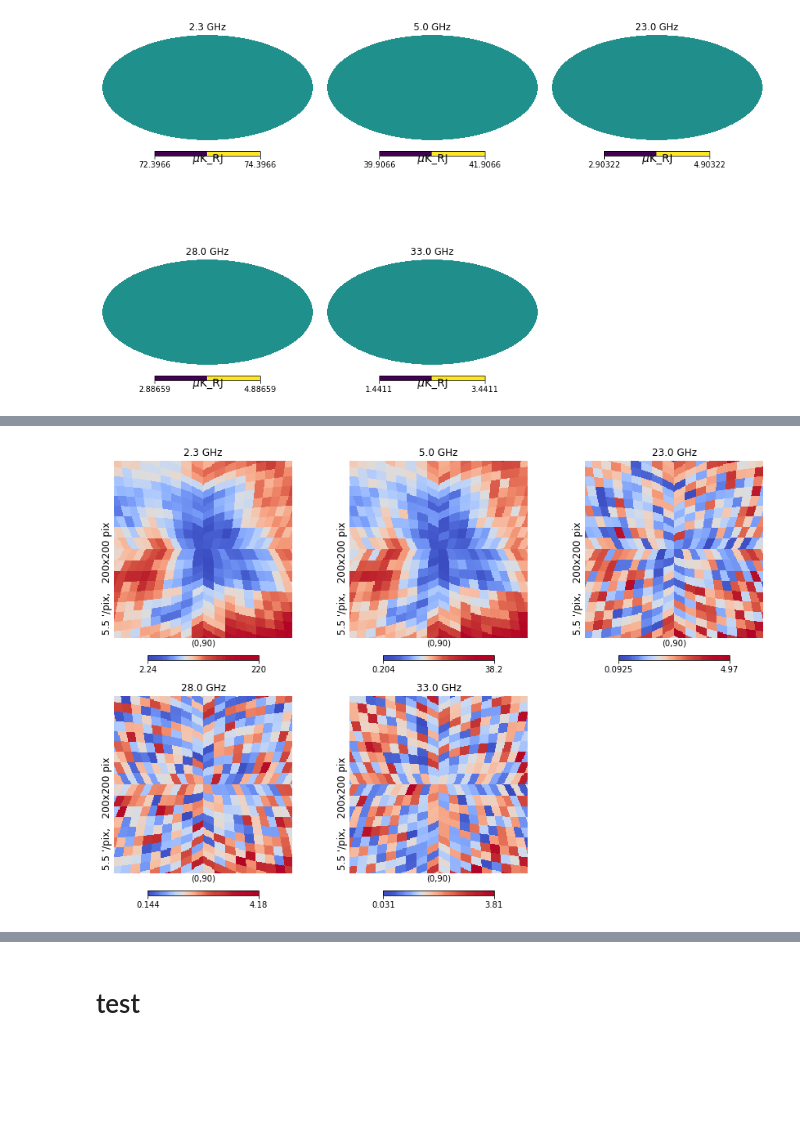
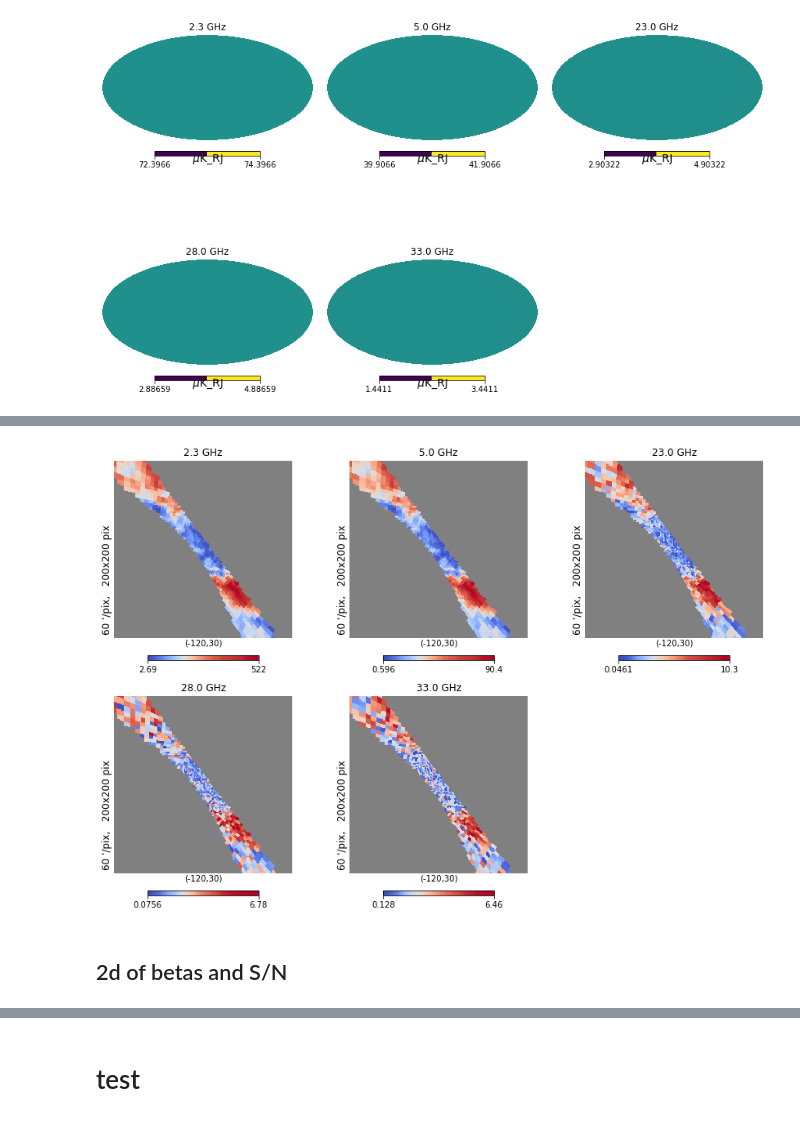
Before and after one commit to yaojian95/Beta_s, a Jupyter notebook: Likelihood_analysis.ipynb, the cells around one changed output, grey strips where cells are left out. Drawn from its saved outputs; the diff is of its cells as text; code cells hidden in the pictures; blank space fills up the shorter version.

```diff
--- a/Likelihood_analysis.ipynb
+++ b/Likelihood_analysis.ipynb
@@ -22,9 +26,9 @@ from dynesty import plotting as dyplot
 # %%
 fres = np.array([2.3, 5, 23, 28, 33]); nu0 = gmean(fres); nside = 32
 # %%
-total_P = np.load('/global/cscratch1/sd/jianyao/CBASS/Observations/homo_noise/totalP_s0_32_uK_RJ_000.npy')
-
-P_nu0 = np.load('/global/cscratch1/sd/jianyao/CBASS/Foreground/P_nu0_s0_32_uK_RJ.npy')
+total_P = np.load('/global/cscratch1/sd/jianyao/CBASS/Observations/homo_noise/totalP_s0_%s_uK_RJ_000.npy'%nside)#/1000 ## from uK to mK
+total_sigma = np.load('/global/cscratch1/sd/jianyao/CBASS/Noise/homo_noise/5_fre_sigma_P_%s_uK_RJ.npy'%nside)#/1000 ## from uK to mK
+P_nu0 = np.load('/global/cscratch1/sd/jianyao/CBASS/Foreground/P_nu0_s0_%s_uK_RJ.npy'%nside)#/1000
 
 mask_both = np.load('/global/cscratch1/sd/jianyao/CBASS/mask_both_%s.npy'%nside)
 mask_index = np.load('/global/cscratch1/sd/jianyao/CBASS/masked_index.npy')
@@ -202,3 +199,5 @@ hp.mollview(total_sigma[4], norm = 'hist', unit = '$\mu$K_RJ', sub = 235, title
 [figure]
 # %%
 S_to_N = (total_P/total_sigma)
+S_to_N = hp.ma(S_to_N)
+S_to_N.mask = np.logical_not(mask_both)
@@ -300,11 +292,14 @@ hp.gnomview(Betas, rot = [0, 90], reso =5.5, min = -3.6, max = -2.4, cmap = 'coo
 # %%
 plt.figure(figsize = (12, 8))
 plt.title('S/N', fontsize = 15)
 plt.axis('off')
-hp.gnomview(S_to_N[0], rot = [0, 90], reso =5.5,norm = 'hist', sub = 231, title = '%s GHz' % fres[0], cmap = 'coolwarm')
-hp.gnomview(S_to_N[1], rot = [0, 90], reso =5.5,norm = 'hist', sub = 232, title = '%s GHz' % fres[1], cmap = 'coolwarm')
-hp.gnomview(S_to_N[2], rot = [0, 90], reso =5.5,norm = 'hist', sub = 233, title = '%s GHz' % fres[2], cmap = 'coolwarm')
-hp.gnomview(S_to_N[3], rot = [0, 90], reso =5.5,norm = 'hist', sub = 234, title = '%s GHz' % fres[3], cmap = 'coolwarm')
-hp.gnomview(S_to_N[4], rot = [0, 90], reso =5.5,norm = 'hist', sub = 235, title = '%s GHz' % fres[4], cmap = 'coolwarm')
+hp.gnomview(S_to_N[0], rot = [-120, 30], reso =60, norm = 'hist', sub = 231, title = '%s GHz' % fres[0], cmap = 'coolwarm')
+# hp.graticule()
+hp.gnomview(S_to_N[1], rot = [-120, 30], reso =60, norm = 'hist', sub = 232, title = '%s GHz' % fres[1], cmap = 'coolwarm')
+hp.gnomview(S_to_N[2], rot = [-120, 30], reso =60, norm = 'hist', sub = 233, title = '%s GHz' % fres[2], cmap = 'coolwarm')
+hp.gnomview(S_to_N[3], rot = [-120, 30], reso =60, norm = 'hist', sub = 234, title = '%s GHz' % fres[3], cmap = 'coolwarm')
+hp.gnomview(S_to_N[4], rot = [-120, 30], reso =60, norm = 'hist', sub = 235, title = '%s GHz' % fres[4], cmap = 'coolwarm')
 # %% [output]
-[figure, old version]
+[figure, new version]
+# %% [markdown]
+## 2d of betas and S/N
```
Also changed, not shown: parts of 64 cells of this notebook, 2 other files.
